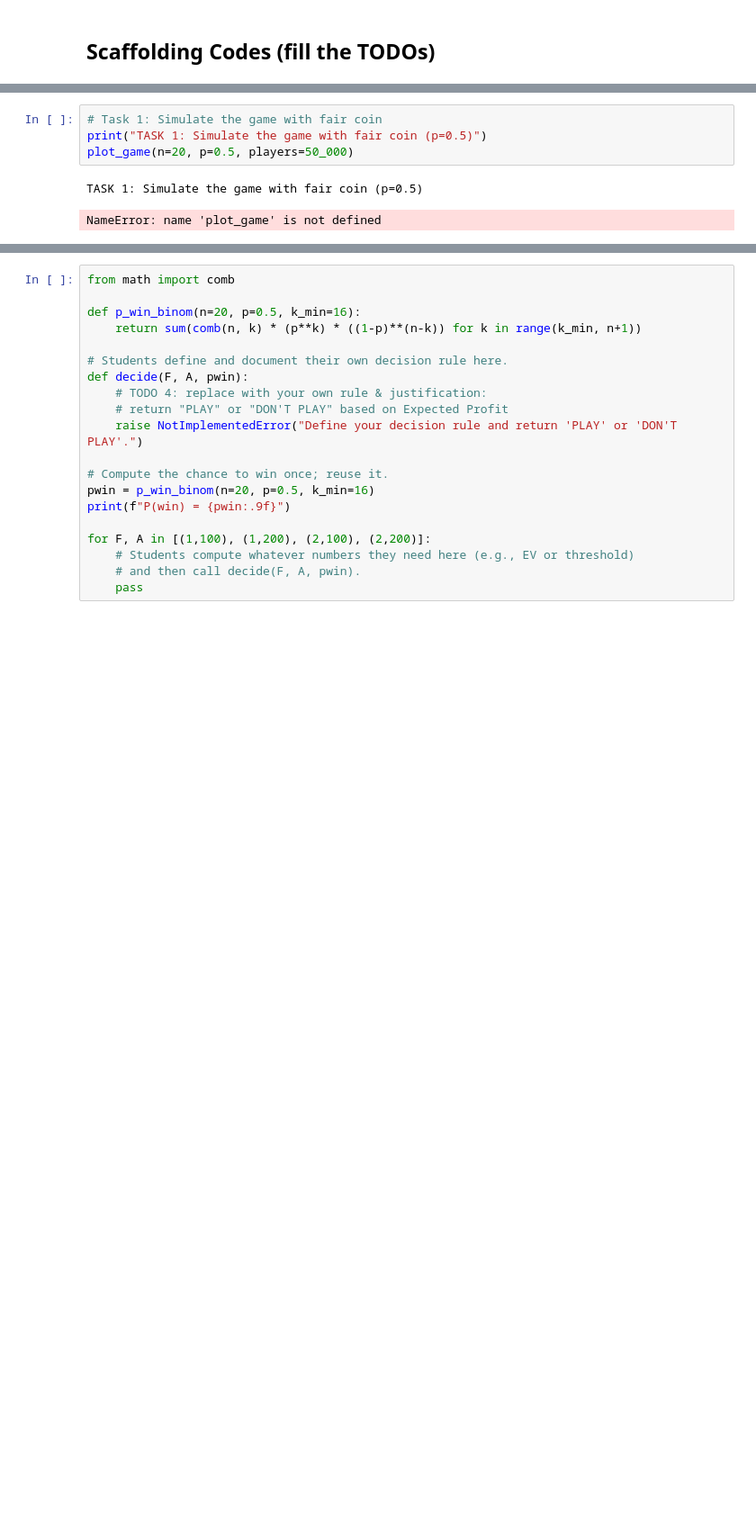
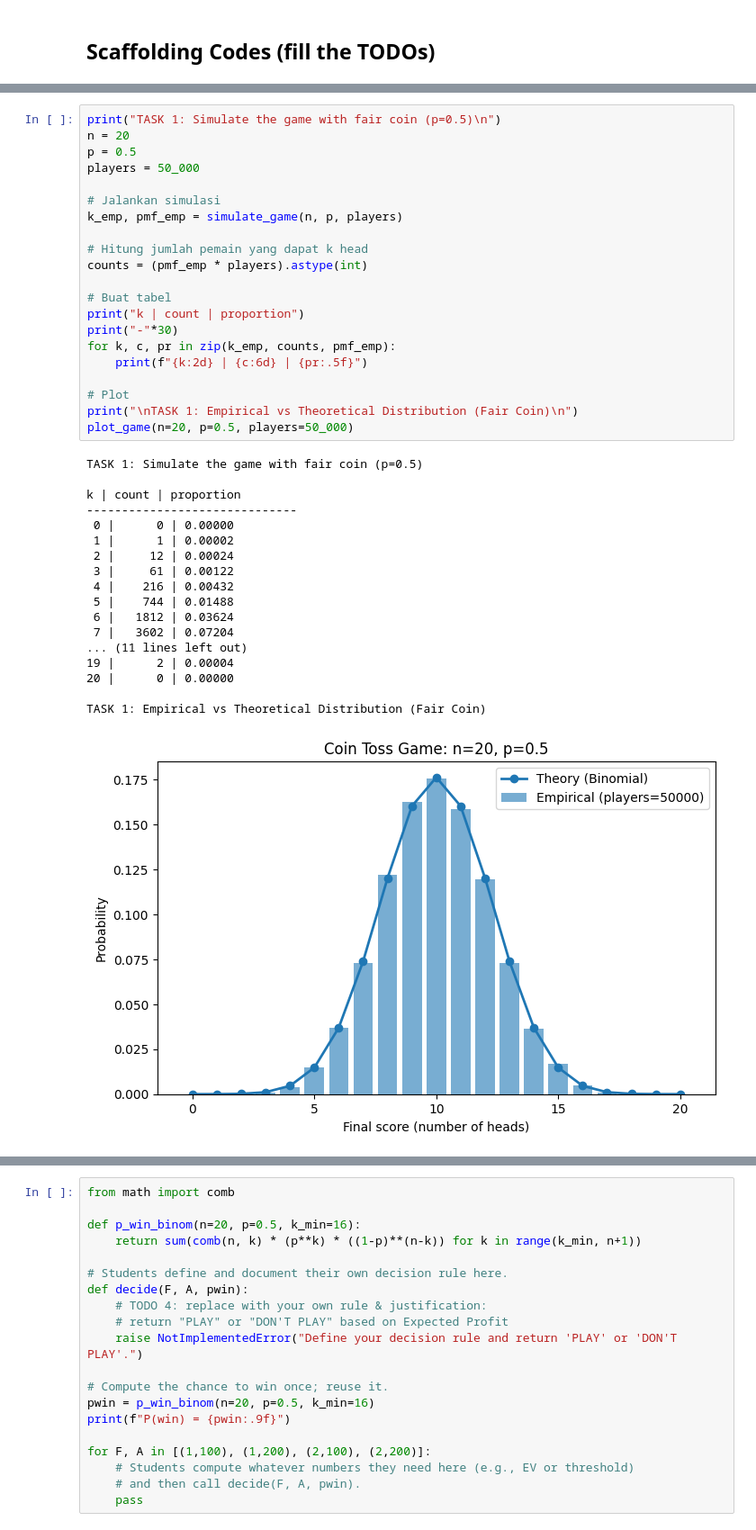
Before and after one commit to DarilRaf/tp1_statprob, a Jupyter notebook: StatProb_Coding_Task_2025_2026_First_Semester.ipynb, the cells around one changed output, grey strips where cells are left out. Shown at 90% size. Cells and saved outputs as stored; diff of their text form; blank space fills up the shorter version.

Commit message:
no 1 task 1 and 2 fix

```diff
--- a/StatProb_Coding_Task_2025_2026_First_Semester.ipynb
+++ b/StatProb_Coding_Task_2025_2026_First_Semester.ipynb
@@ -120,7 +113,40 @@ ModuleNotFoundError: No module named 'numpy'
-# %%
-# Task 1: Simulate the game with fair coin
-print("TASK 1: Simulate the game with fair coin (p=0.5)")
-plot_game(n=20, p=0.5, players=50_000)
-# %% [output]
-TASK 1: Simulate the game with fair coin (p=0.5)
-NameError: name 'plot_game' is not defined
+# %%
+print("TASK 1: Simulate the game with fair coin (p=0.5)\n")
+n = 20
+p = 0.5
+players = 50_000
+
+# Jalankan simulasi
+k_emp, pmf_emp = simulate_game(n, p, players)
+
+# Hitung jumlah pemain yang dapat k head
+counts = (pmf_emp * players).astype(int)
+
+# Buat tabel
+print("k | count | proportion")
+print("-"*30)
+for k, c, pr in zip(k_emp, counts, pmf_emp):
+    print(f"{k:2d} | {c:6d} | {pr:.5f}")
+
+# Plot
+print("\nTASK 1: Empirical vs Theoretical Distribution (Fair Coin)\n")
+plot_game(n=20, p=0.5, players=50_000)
+# %% [output]
+TASK 1: Simulate the game with fair coin (p=0.5)
+
+k | count | proportion
+------------------------------
+ 0 |      0 | 0.00000
+ 1 |      1 | 0.00002
+ 2 |     12 | 0.00024
+ 3 |     61 | 0.00122
+ 4 |    216 | 0.00432
+ 5 |    744 | 0.01488
+ 6 |   1812 | 0.03624
+ 7 |   3602 | 0.07204
+... (11 lines left out)
+19 |      2 | 0.00004
+20 |      0 | 0.00000
+
+TASK 1: Empirical vs Theoretical Distribution (Fair Coin)
+[figure, added]
```
Also changed, not shown: parts of 3 cells of this notebook.
